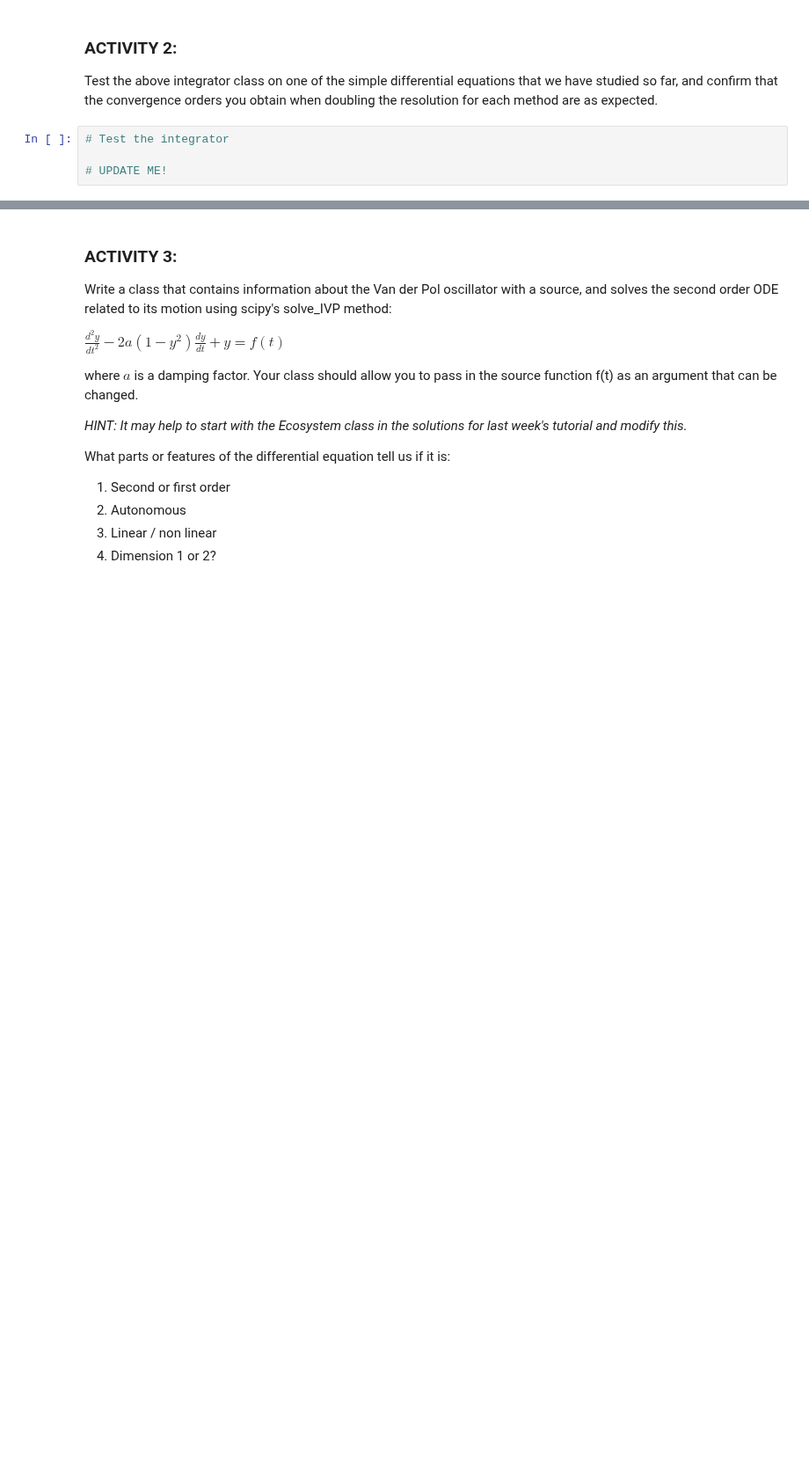
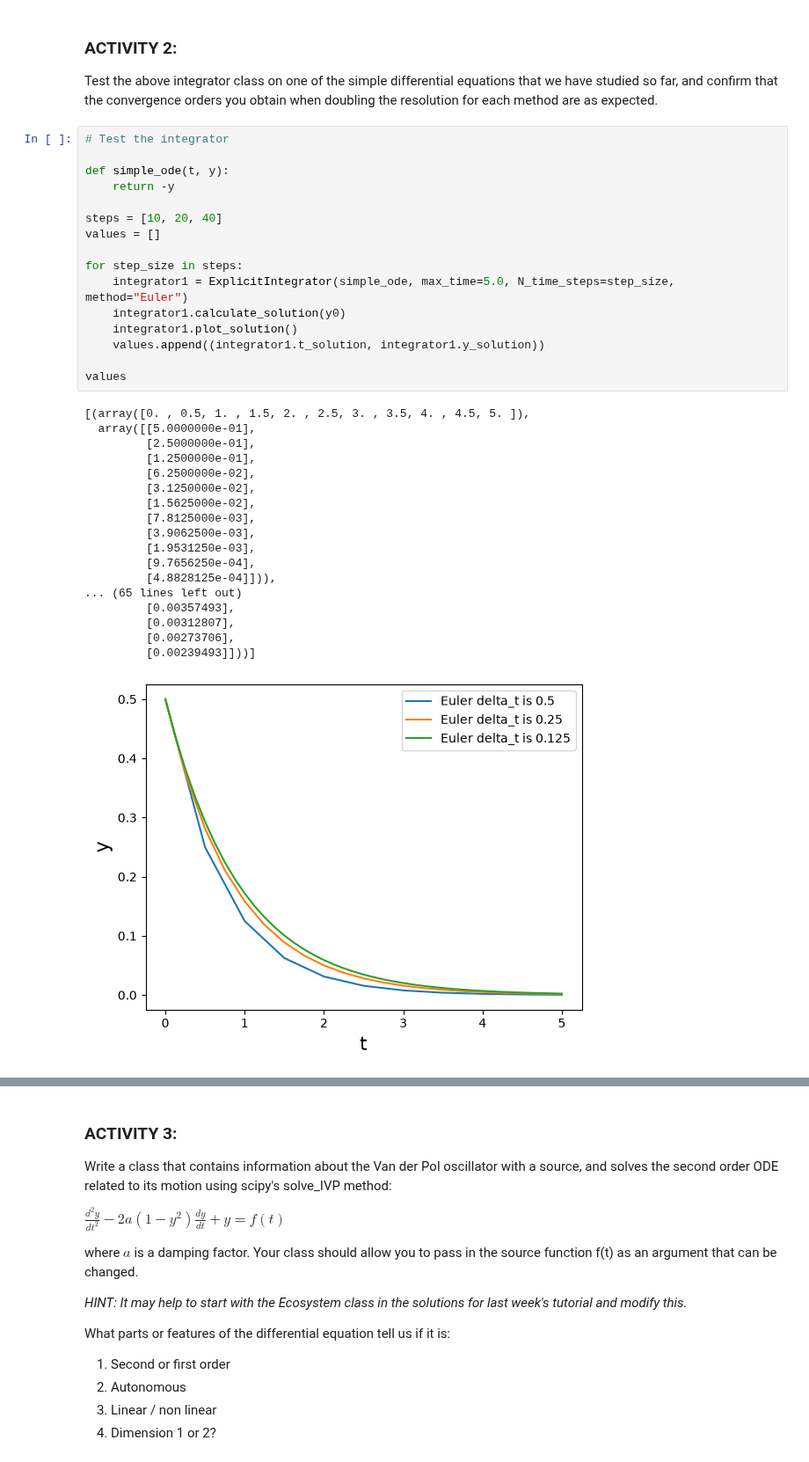
Before and after one commit to Hyphern/TopicsInSciComp, a Jupyter notebook: Notebooks/Week4_LabExercises.ipynb, the cells around one changed output, grey strips where cells are left out. Shown at 88% size. Cells and saved outputs as stored; diff of their text form; blank space fills up the shorter version.

```diff
--- a/Notebooks/Week4_LabExercises.ipynb
+++ b/Notebooks/Week4_LabExercises.ipynb
@@ -146,4 +182,35 @@ Test the above integrator class on one of the simple differential equations that
 # %%
 # Test the integrator
 
-# UPDATE ME!
+def simple_ode(t, y):
+    return -y
+
+steps = [10, 20, 40]
+values = []
+
+for step_size in steps:
+    integrator1 = ExplicitIntegrator(simple_ode, max_time=5.0, N_time_steps=step_size, method="Euler")
+    integrator1.calculate_solution(y0)
+    integrator1.plot_solution()
+    values.append((integrator1.t_solution, integrator1.y_solution))
+
+values
+# %% [output]
+[(array([0. , 0.5, 1. , 1.5, 2. , 2.5, 3. , 3.5, 4. , 4.5, 5. ]),
+  array([[5.0000000e-01],
+         [2.5000000e-01],
+         [1.2500000e-01],
+         [6.2500000e-02],
+         [3.1250000e-02],
+         [1.5625000e-02],
+         [7.8125000e-03],
+         [3.9062500e-03],
+         [1.9531250e-03],
+         [9.7656250e-04],
+         [4.8828125e-04]])),
+... (65 lines left out)
+         [0.00357493],
+         [0.00312807],
+         [0.00273706],
+         [0.00239493]]))]
+[figure, added]
```
Also changed, not shown: parts of 8 cells of this notebook.
